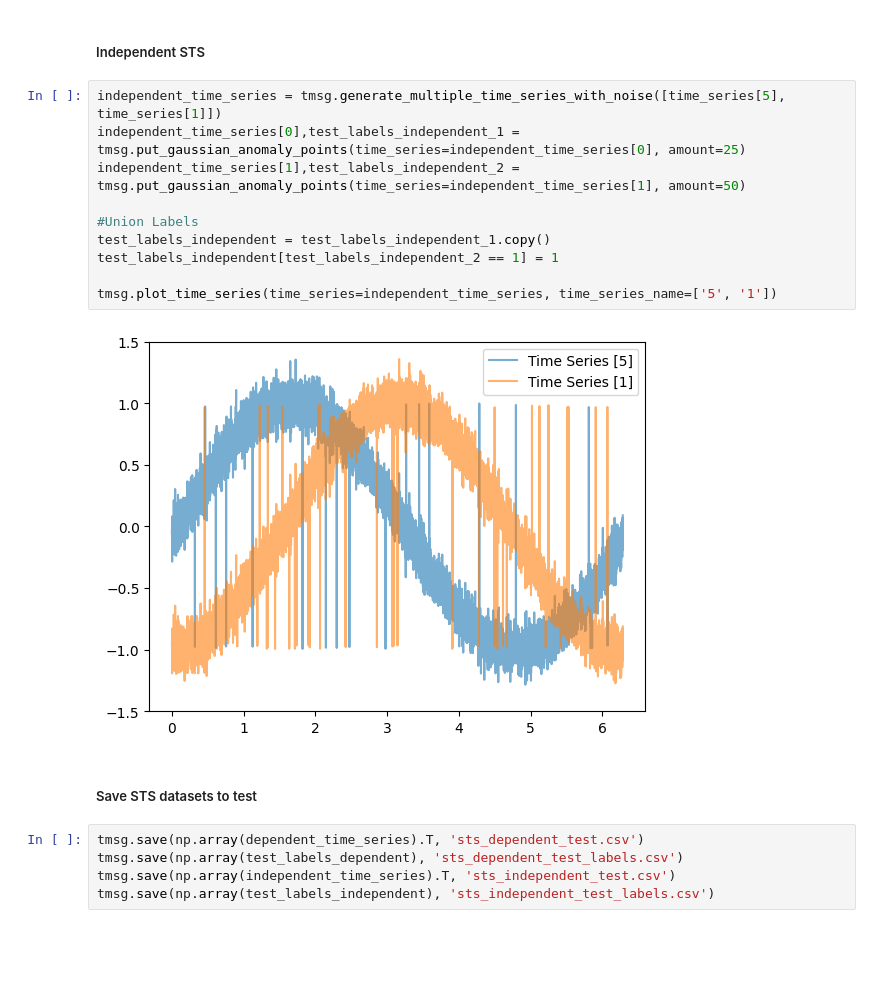
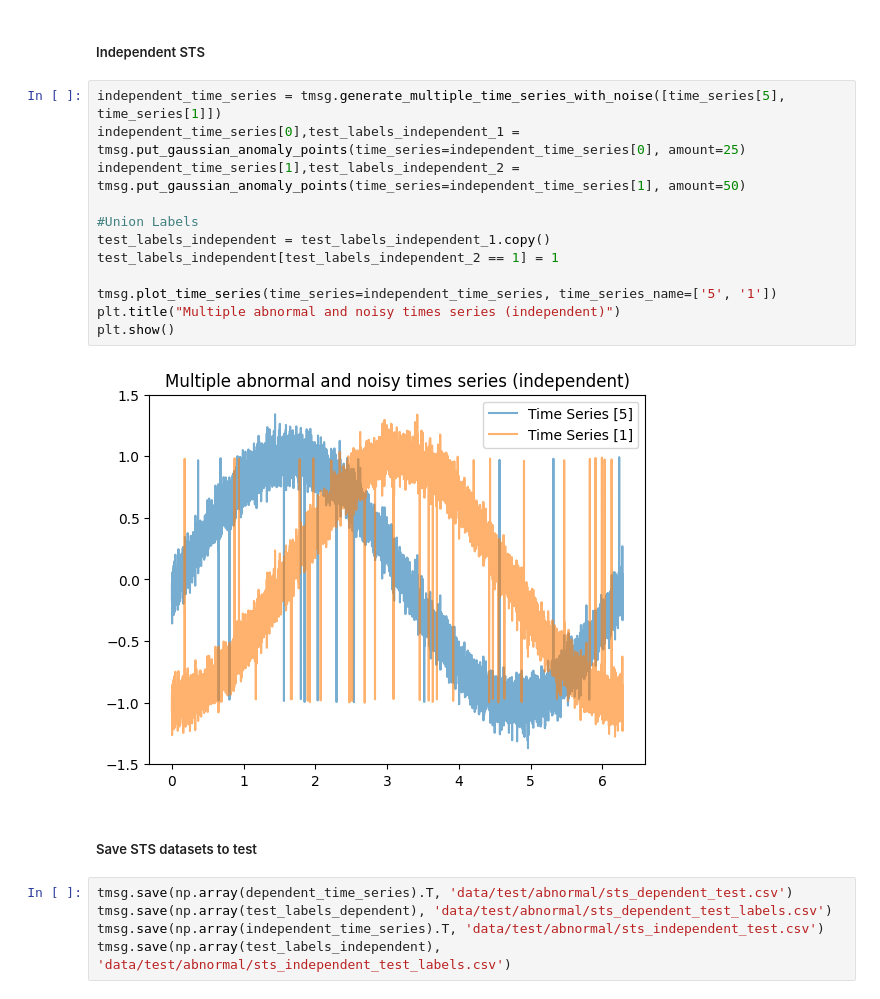
Before and after one commit to CristoferSilva/SyntheticTimeSeriesDataset, a Jupyter notebook: syntheticTimeSeriesDataset.ipynb, the cells around one changed output. Drawn from its saved outputs; the diff is of its cells as text; blank space fills up the shorter version.

```diff
--- a/syntheticTimeSeriesDataset.ipynb
+++ b/syntheticTimeSeriesDataset.ipynb
@@ -181,19 +198,21 @@ tmsg.plot_time_series(time_series=dependent_time_series, time_series_name=['6',
 # %%
 independent_time_series = tmsg.generate_multiple_time_series_with_noise([time_series[5], time_series[1]])
 independent_time_series[0],test_labels_independent_1 = tmsg.put_gaussian_anomaly_points(time_series=independent_time_series[0], amount=25)
 independent_time_series[1],test_labels_independent_2 = tmsg.put_gaussian_anomaly_points(time_series=independent_time_series[1], amount=50)
 
 #Union Labels
 test_labels_independent = test_labels_independent_1.copy()
 test_labels_independent[test_labels_independent_2 == 1] = 1
 
 tmsg.plot_time_series(time_series=independent_time_series, time_series_name=['5', '1'])
+plt.title("Multiple abnormal and noisy times series (independent)")
+plt.show()
 # %% [output]
-[figure, old version]
+[figure, new version]
 # %% [markdown]
 ##### Save STS datasets to test
 # %%
-tmsg.save(np.array(dependent_time_series).T, 'sts_dependent_test.csv')
-tmsg.save(np.array(test_labels_dependent), 'sts_dependent_test_labels.csv')
-tmsg.save(np.array(independent_time_series).T, 'sts_independent_test.csv')
-tmsg.save(np.array(test_labels_independent), 'sts_independent_test_labels.csv')
+tmsg.save(np.array(dependent_time_series).T, 'data/test/abnormal/sts_dependent_test.csv')
+tmsg.save(np.array(test_labels_dependent), 'data/test/abnormal/sts_dependent_test_labels.csv')
+tmsg.save(np.array(independent_time_series).T, 'data/test/abnormal/sts_independent_test.csv')
+tmsg.save(np.array(test_labels_independent), 'data/test/abnormal/sts_independent_test_labels.csv')
```
Also changed, not shown: parts of 11 cells of this notebook, 13 other files.
